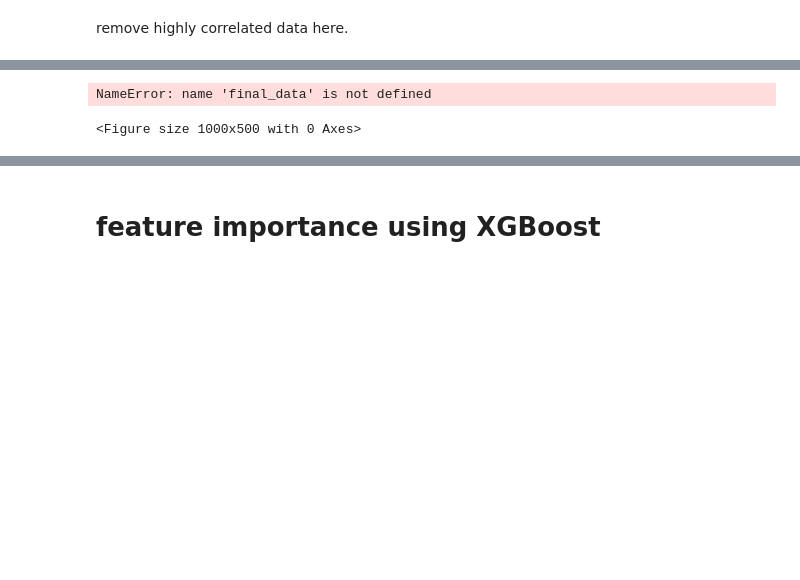
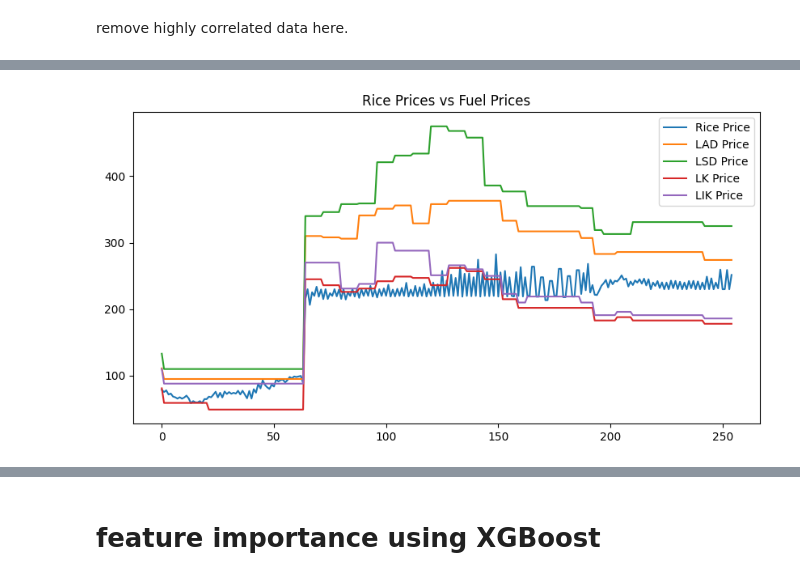
Before and after one commit to DVIlangamge/FYP--Rice-Price-Volatility-Analysis-and-Forecasting, a Jupyter notebook: FYP_Rice_price_predictions.ipynb, the cells around one changed output, grey strips where cells are left out. Saved outputs shown, nothing was run; the diff lists cells and outputs as text; code cells hidden in the pictures; blank space fills up the shorter version.

```diff
--- a/FYP_Rice_price_predictions.ipynb
+++ b/FYP_Rice_price_predictions.ipynb
@@ -1798,18 +1804,17 @@ IndentationError: unexpected indent (ipython-input-506323082.py, line 2)
 # %%
 #Investigate relationship: Fuel prices vs Rice prices
 
 plt.figure(figsize=(10,5))
-plt.plot(final_data.index, final_data['price'], label='Rice Price')
-plt.plot(final_data.index, final_data['LAD'], label='LAD Price')
-plt.plot(final_data.index, final_data['LSD'], label='LSD Price')
-plt.plot(final_data.index, final_data['LK'], label='LK Price')
-plt.plot(final_data.index, final_data['LIK'], label='LIK Price')
+plt.plot(merged_df.index, merged_df['price'], label='Rice Price')
+plt.plot(merged_df.index, merged_df['LAD'], label='LAD Price')
+plt.plot(merged_df.index, merged_df['LSD'], label='LSD Price')
+plt.plot(merged_df.index, merged_df['LK'], label='LK Price')
+plt.plot(merged_df.index, merged_df['LIK'], label='LIK Price')
 plt.legend()
 plt.title("Rice Prices vs Fuel Prices")
 plt.show()
 # %% [output]
-NameError: name 'final_data' is not defined
-<Figure size 1000x500 with 0 Axes>
+[figure, added]
 # %%
 # Investigate impact of Weather conditions on rice prices
 
```
Also changed, not shown: parts of 77 cells of this notebook.
